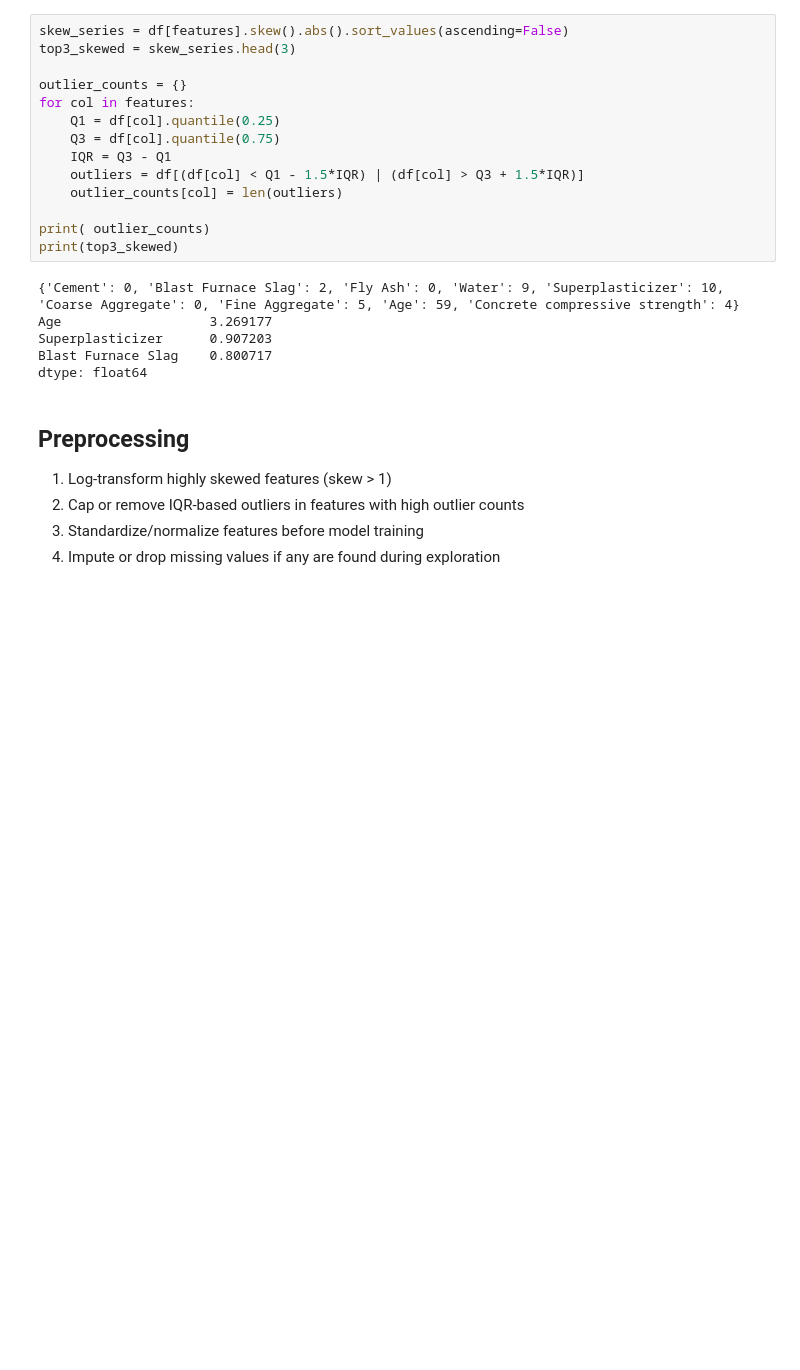
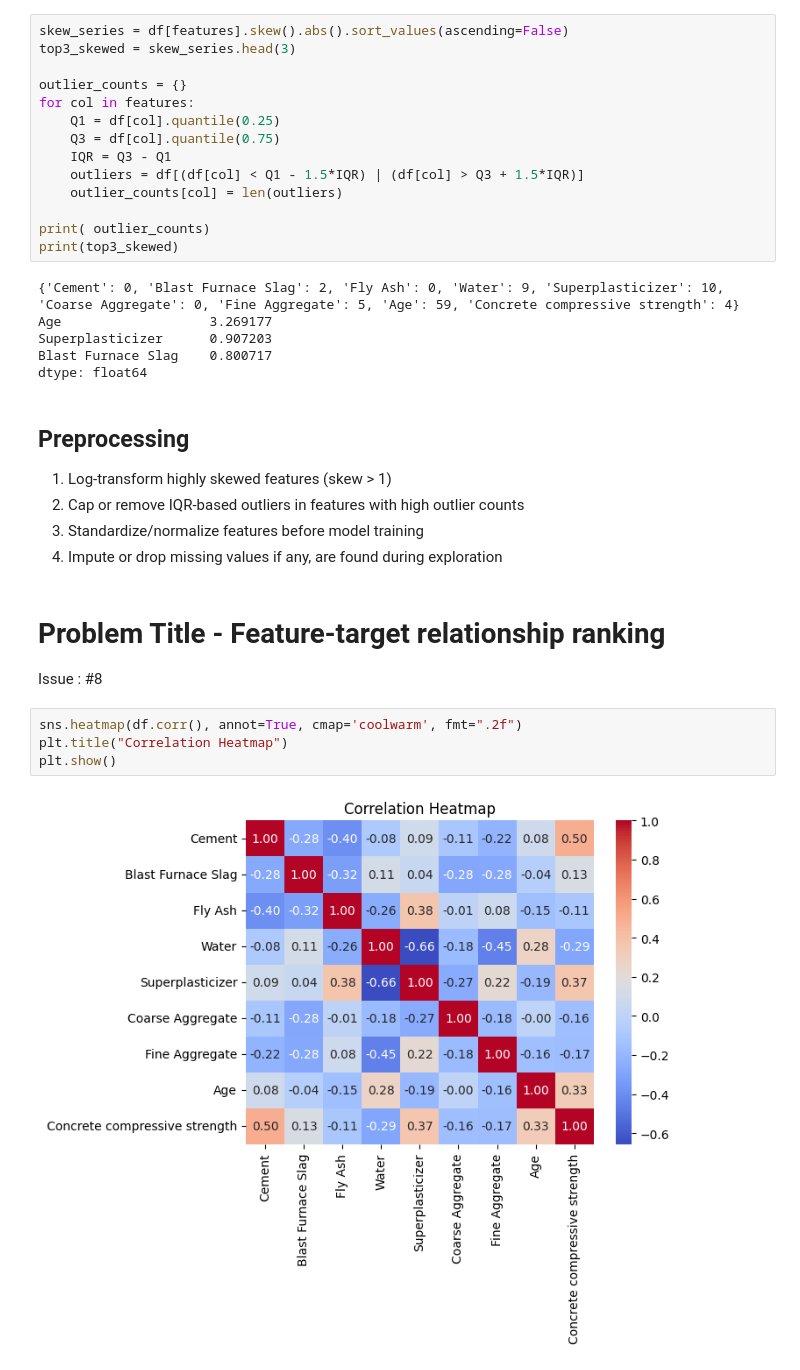
Before and after one commit to ompatil1947/Linear-Regression, a Jupyter notebook: exploration/exploration.ipynb, the cells around one changed output. Saved outputs shown, nothing was run; the diff lists cells and outputs as text; blank space fills up the shorter version.

```diff
--- a/exploration/exploration.ipynb
+++ b/exploration/exploration.ipynb
@@ -87,4 +131,13 @@ dtype: float64
 1. Log-transform highly skewed features (skew > 1)
 2. Cap or remove IQR-based outliers in features with high outlier counts
 3. Standardize/normalize features before model training
-4. Impute or drop missing values if any are found during exploration
+4. Impute or drop missing values if any, are found during exploration
+# %% [markdown]
+# Problem Title - Feature-target relationship ranking
+Issue : #8
+# %%
+sns.heatmap(df.corr(), annot=True, cmap='coolwarm', fmt=".2f")
+plt.title("Correlation Heatmap")
+plt.show()
+# %% [output]
+[figure, added]
```
Also changed, not shown: parts of 6 cells of this notebook, 1 other file.
